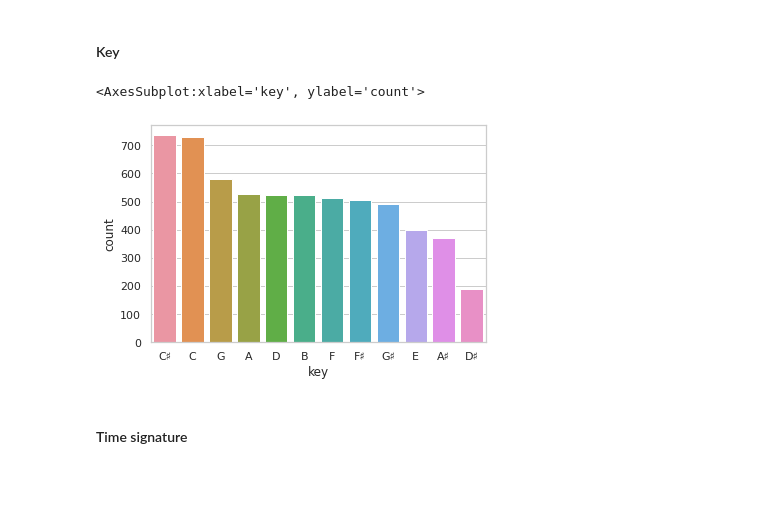
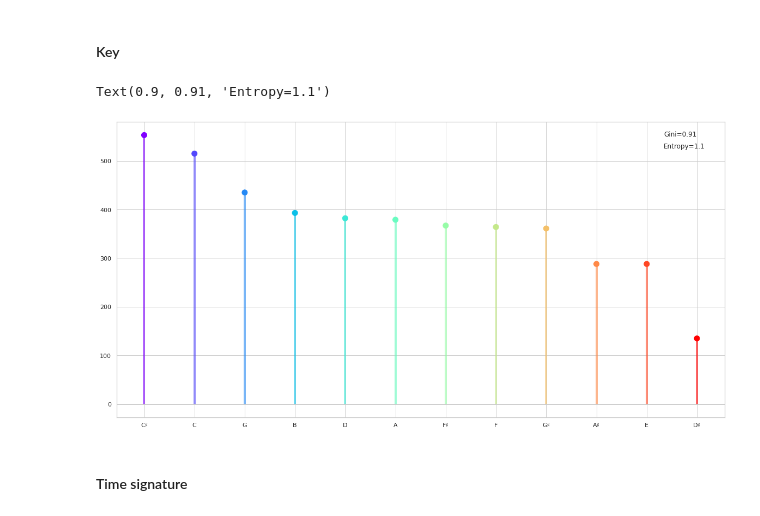
Before and after one commit to vietcheems/Music-Popularity-Analysis, a Jupyter notebook: Analysis/analysis.ipynb, the cells around one changed output. Saved outputs shown, nothing was run; the diff lists cells and outputs as text; code cells hidden in the pictures; blank space fills up the shorter version.

Commit message:
add gini and entropy

```diff
--- a/Analysis/analysis.ipynb
+++ b/Analysis/analysis.ipynb
@@ -298,11 +333,20 @@ sns.countplot(x="explicit", data=df, order=df['explicit'].value_counts().index)
 [figure]
 # %% [markdown]
 #### Key
-# %%
-sns.countplot(x="key", data=df, order=df['key'].value_counts().index)
-# %% [output]
-<AxesSubplot:xlabel='key', ylabel='count'>
-[figure, removed]
+# %%
+# sns.countplot(x="key", data=df, order=df['key'].value_counts().index)
+fig, ax = plt.subplots(figsize=(20, 10))
+key_count = df['key'].value_counts()
+colors = cm.rainbow(np.linspace(0, 1, len(key_count)))
+my_range = np.arange(len(key_count))
+ax.vlines(x=my_range, ymin=0, ymax=key_count - 5, alpha=0.6, linewidth=4, colors=colors)
+ax.scatter(x=my_range, y=key_count, s=100, c=colors)
+ax.set_xticks(my_range, key_count.index)
+ax.text(0.9, 0.95, 'Gini={}'.format(round(gini(df, 'key'), 2)), transform=ax.transAxes)
+ax.text(0.9, 0.91, 'Entropy={}'.format(round(entropy(df, 'key'), 2)), transform=ax.transAxes)
+# %% [output]
+Text(0.9, 0.91, 'Entropy=1.1')
+[figure, added]
 # %% [markdown]
 #### Time signature
 # %%
```
Also changed, not shown: parts of 12 cells of this notebook.
